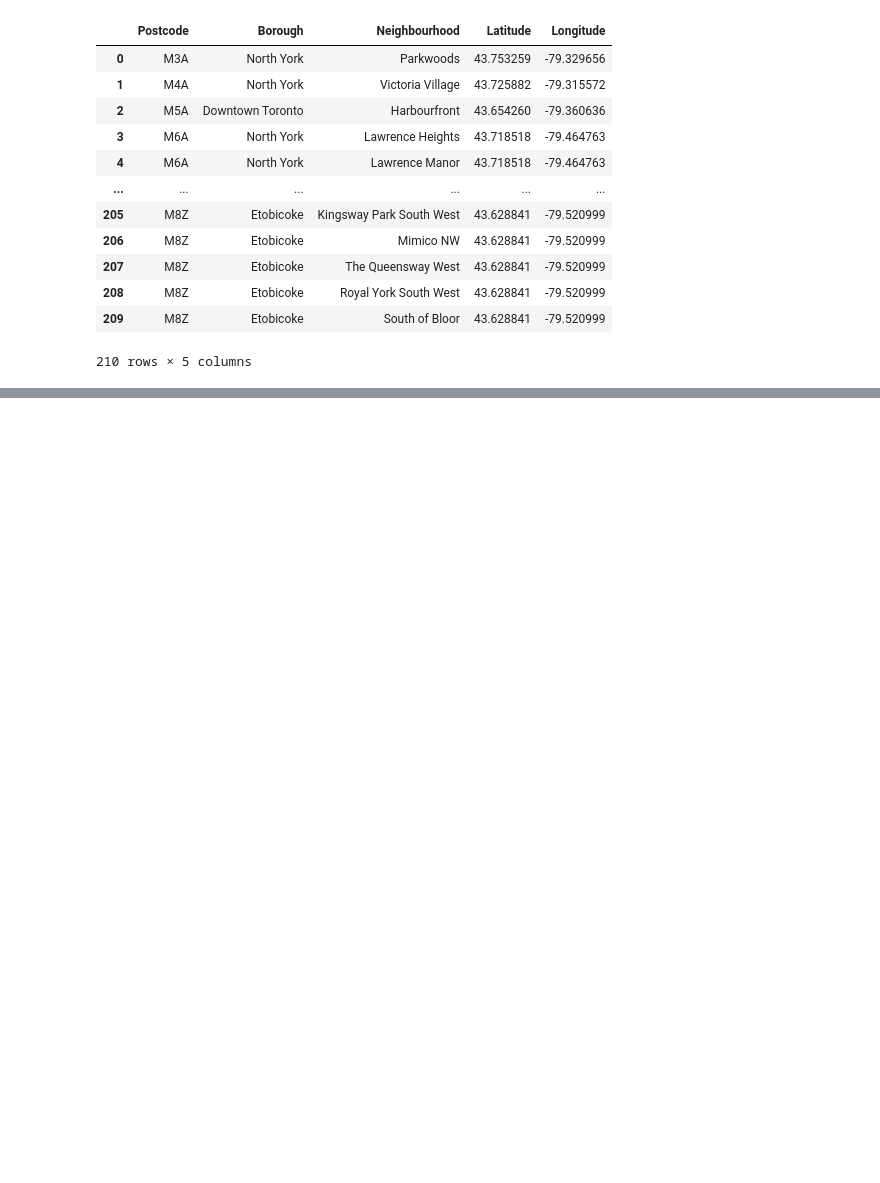
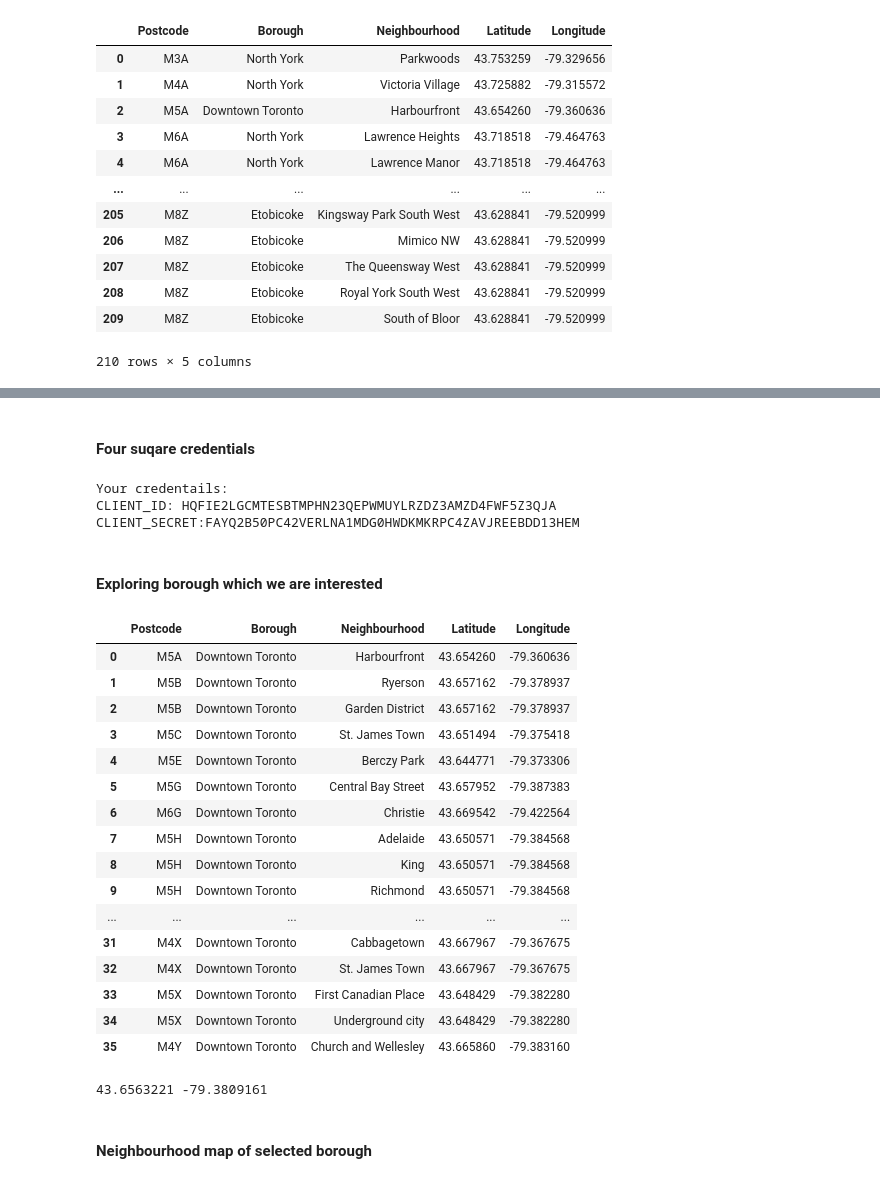
Before and after one commit to mkrish86/github_example, a Jupyter notebook: SegmentingAndClustering-Location.ipynb, the cells around one changed output, grey strips where cells are left out. Saved outputs shown, nothing was run; the diff lists cells and outputs as text; code cells hidden in the pictures; blank space fills up the shorter version.

```diff
--- a/SegmentingAndClustering-Location.ipynb
+++ b/SegmentingAndClustering-Location.ipynb
@@ -112,0 +158,50 @@ result
+# %% [markdown]
+#### Four suqare credentials
+# %%
+CLIENT_ID = 'HQFIE2LGCMTESBTMPHN23QEPWMUYLRZDZ3AMZD4FWF5Z3QJA' # your Foursquare ID
+CLIENT_SECRET = 'FAYQ2B50PC42VERLNA1MDG0HWDKMKRPC4ZAVJREEBDD13HEM' # your Foursquare Secret
+VERSION = '20191204' # Foursquare API version
+
+print('Your credentails:')
+print('CLIENT_ID: ' + CLIENT_ID)
+print('CLIENT_SECRET:' + CLIENT_SECRET)
+# %% [output]
+Your credentails:
+CLIENT_ID: HQFIE2LGCMTESBTMPHN23QEPWMUYLRZDZ3AMZD4FWF5Z3QJA
+CLIENT_SECRET:FAYQ2B50PC42VERLNA1MDG0HWDKMKRPC4ZAVJREEBDD13HEM
+# %% [markdown]
+#### Exploring borough which we are interested
+# %%
+borough_to_explore = 'Downtown Toronto'
+dtown_toronto = result[result['Borough'] == borough_to_explore].reset_index(drop=True)
+dtown_toronto
+# %% [output]
+|  | Postcode | Borough | Neighbourhood | Latitude | Longitude |
+| 0 | M5A | Downtown Toronto | Harbourfront | 43.654260 | -79.360636 |
+| 1 | M5B | Downtown Toronto | Ryerson | 43.657162 | -79.378937 |
+| 2 | M5B | Downtown Toronto | Garden District | 43.657162 | -79.378937 |
+| 3 | M5C | Downtown Toronto | St. James Town | 43.651494 | -79.375418 |
+| 4 | M5E | Downtown Toronto | Berczy Park | 43.644771 | -79.373306 |
+| 5 | M5G | Downtown Toronto | Central Bay Street | 43.657952 | -79.387383 |
+| 6 | M6G | Downtown Toronto | Christie | 43.669542 | -79.422564 |
+| 7 | M5H | Downtown Toronto | Adelaide | 43.650571 | -79.384568 |
+| 8 | M5H | Downtown Toronto | King | 43.650571 | -79.384568 |
+| 9 | M5H | Downtown Toronto | Richmond | 43.650571 | -79.384568 |
+| ... | ... | ... | ... | ... | ... |
+| 31 | M4X | Downtown Toronto | Cabbagetown | 43.667967 | -79.367675 |
+| 32 | M4X | Downtown Toronto | St. James Town | 43.667967 | -79.367675 |
+| 33 | M5X | Downtown Toronto | First Canadian Place | 43.648429 | -79.382280 |
+| 34 | M5X | Downtown Toronto | Underground city | 43.648429 | -79.382280 |
+| 35 | M4Y | Downtown Toronto | Church and Wellesley | 43.665860 | -79.383160 |
+# %%
+address = borough_to_explore + ',Toronto'
+
+geolocator = Nominatim(user_agent = "dtown_explorer")
+location = geolocator.geocode(address)
+latitude = location.latitude
+longitude = location.longitude
+print(latitude, longitude)
+# %% [output]
+43.6563221 -79.3809161
+# %% [markdown]
+#### Neighbourhood map of selected borough
```
Also changed, not shown: parts of 52 cells of this notebook.
